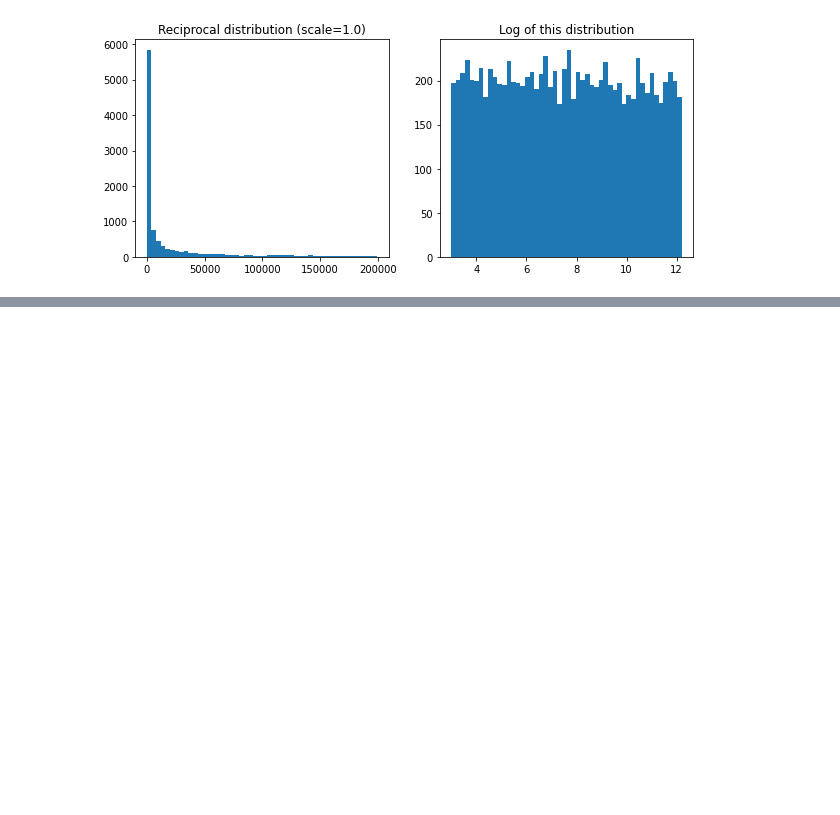
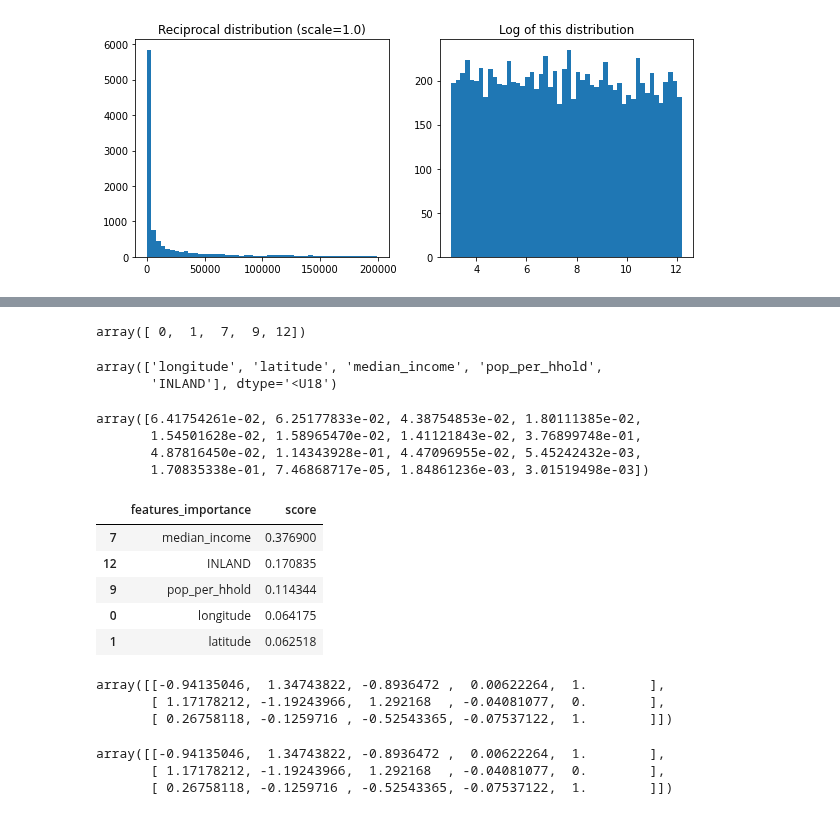
Before and after one commit to jayr0n/studies_ml, a Jupyter notebook: regression_supervised/housing.ipynb, the cells around one changed output, grey strips where cells are left out. Cells and saved outputs as stored; diff of their text form; code cells hidden in the pictures; blank space fills up the shorter version.

```diff
--- a/regression_supervised/housing.ipynb
+++ b/regression_supervised/housing.ipynb
@@ -548,8 +548,8 @@ array([ 76489., 302059.,  85234., ..., 156907., 243398.,  73086.])
 # %%
 from sklearn.model_selection import GridSearchCV
 # %%
-param_grid = [{'n_estimators' : [3, 10, 30],
-              'max_features' : [2, 4, 6, 8]},
+param_grid = [{'n_estimators' : [30],
+              'max_features' : [8]},
              {'bootstrap' : [False], 'n_estimators' : [3,10], 'max_features' : [2,3,4]}]
 # %%
 forest_reg = RandomForestRegressor()
@@ -603,7 +587,7 @@ oi
 # %% [markdown]
 # analyzing best features, models and erros
 # %%
-feature_importance = grid_search.best_estimator_.feature_importances_
+feature_importances = grid_search.best_estimator_.feature_importances_
 
-feature_importance
+feature_importances
 # %% [output]
@@ -816,0 +818,28 @@ plt.show()
+# %%
+k = 5
+# %%
+top_k_feature_indices = indices_of_top_k(feature_importances, k)
+top_k_feature_indices
+# %% [output]
+array([ 0,  1,  7,  9, 12])
+# %%
+np.array(attributes)[top_k_feature_indices]
+# %% [output]
+array(['longitude', 'latitude', 'median_income', 'pop_per_hhold',
+       'INLAND'], dtype='<U18')
+# %%
+feature_importances
+# %% [output]
+array([6.41754261e-02, 6.25177833e-02, 4.38754853e-02, 1.80111385e-02,
+       1.54501628e-02, 1.58965470e-02, 1.41121843e-02, 3.76899748e-01,
+       4.87816450e-02, 1.14343928e-01, 4.47096955e-02, 5.45242432e-03,
+       1.70835338e-01, 7.46868717e-05, 1.84861236e-03, 3.01519498e-03])
+# %%
+pd.DataFrame({"features_importance" : attributes, "score" : feature_importances}).sort_values('score', ascending=False).iloc[:k]
+# %% [output]
+|  | features_importance | score |
+| 7 | median_income | 0.376900 |
+| 12 | INLAND | 0.170835 |
+| 9 | pop_per_hhold | 0.114344 |
+| 0 | longitude | 0.064175 |
+| 1 | latitude | 0.062518 |
@@ -816,0 +853,12 @@ plt.show()
+# %%
+housing_prepared_top_k_features[0:3]
+# %% [output]
+array([[-0.94135046,  1.34743822, -0.8936472 ,  0.00622264,  1.        ],
+       [ 1.17178212, -1.19243966,  1.292168  , -0.04081077,  0.        ],
+       [ 0.26758118, -0.1259716 , -0.52543365, -0.07537122,  1.        ]])
+# %%
+housing_prepared[0:3, top_k_feature_indices]
+# %% [output]
+array([[-0.94135046,  1.34743822, -0.8936472 ,  0.00622264,  1.        ],
+       [ 1.17178212, -1.19243966,  1.292168  , -0.04081077,  0.        ],
+       [ 0.26758118, -0.1259716 , -0.52543365, -0.07537122,  1.        ]])
```
Also changed, not shown: parts of 9 cells of this notebook.
